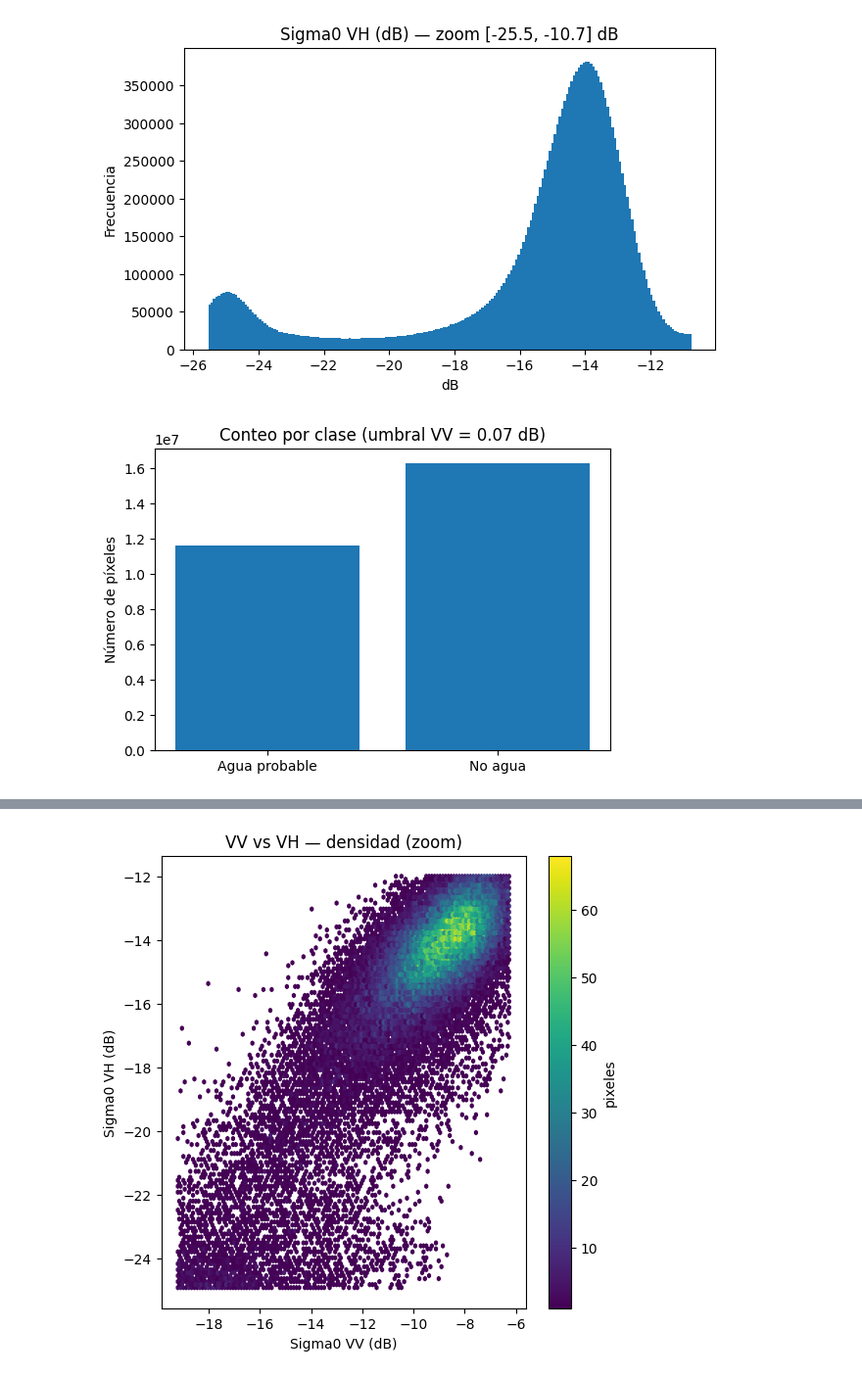
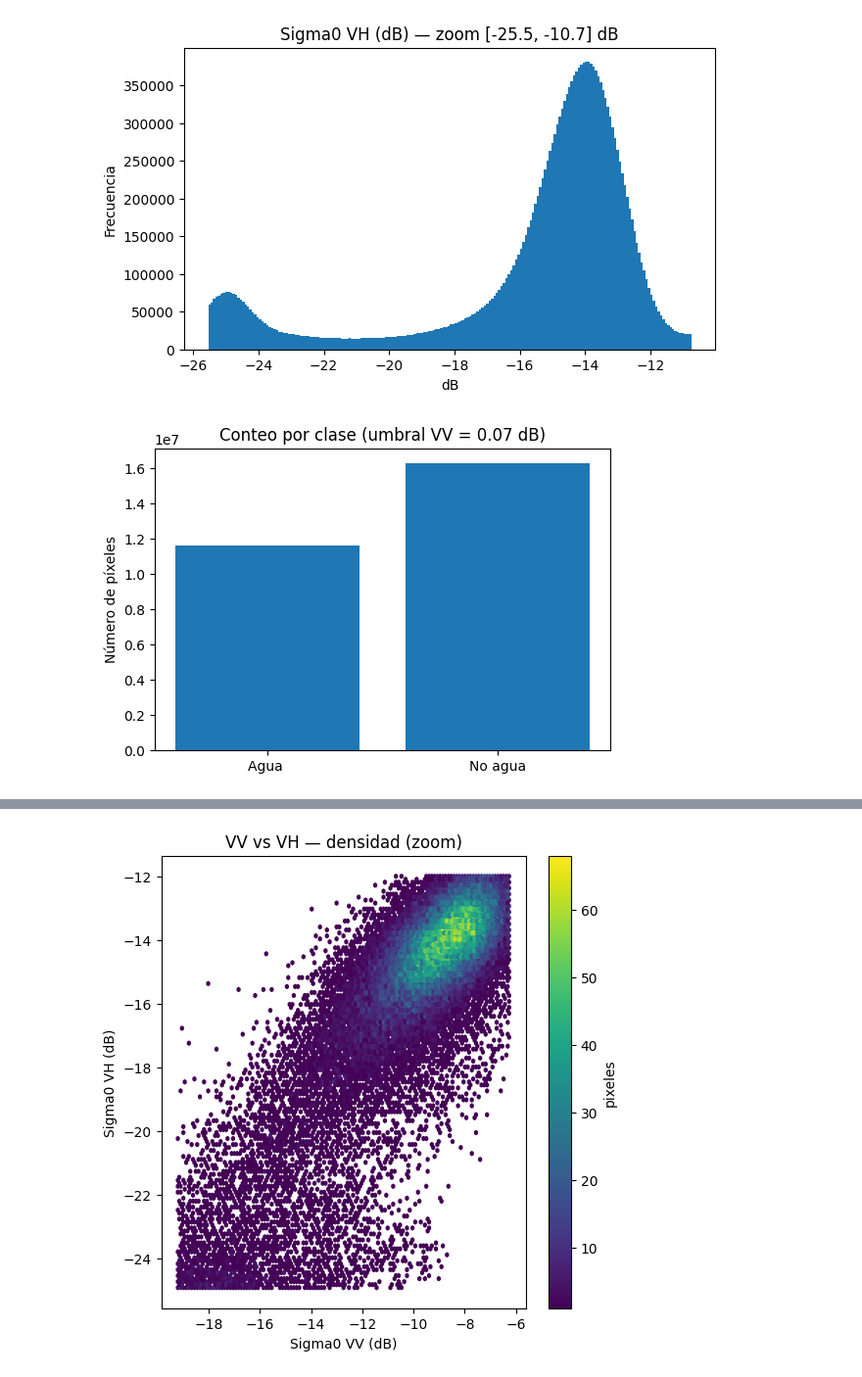
Before and after one commit to legardajuanpablo-byte/DataScienceProjectDegree_JuanPablo_Legarda.ipynb, a Jupyter notebook: DegreeProject_DataScience.ipynb, the cells around one changed output, grey strips where cells are left out. Shown at 98% size. Drawn from its saved outputs; the diff is of its cells as text; code cells hidden in the pictures.

```diff
--- a/DegreeProject_DataScience.ipynb
+++ b/DegreeProject_DataScience.ipynb
@@ -410,20 +467,20 @@ VH convertida a dB: True. Rango dB ~ [-25.5, -10.7]
 [figure]
 [figure]
 # %%
-# Umbral automático (Otsu). Si falla por unimodalidad, usa p25 como respaldo.
+
 try:
     thr = float(threshold_otsu(vv_fin))
 except Exception:
     thr = float(np.nanpercentile(vv_fin, 25))
 
-cats = np.where(vv <= thr, "Agua probable", "No agua")
-n_agua = int(np.sum(cats == "Agua probable"))
+cats = np.where(vv <= thr, "Agua", "No agua")
+n_agua = int(np.sum(cats == "Agua"))
 n_no   = int(np.sum(cats == "No agua"))
 
 plt.figure(figsize=(6,4))
-plt.bar(["Agua probable","No agua"], [n_agua, n_no])
+plt.bar(["Agua ","No agua"], [n_agua, n_no])
 plt.title(f"Conteo por clase (umbral VV = {thr:.2f} dB)")
 plt.ylabel("Número de píxeles")
 plt.savefig(OUT/"bars_agua_noagua.png", dpi=150, bbox_inches="tight"); plt.show()
 # %% [output]
-[figure, old version]
+[figure, new version]
```
Also changed, not shown: parts of 13 cells of this notebook.
